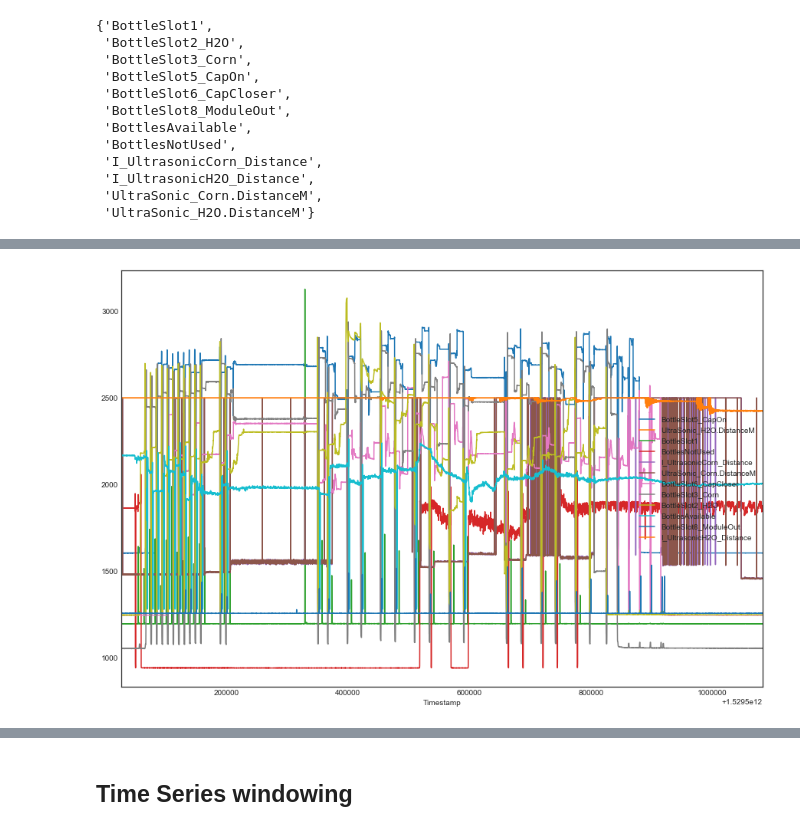
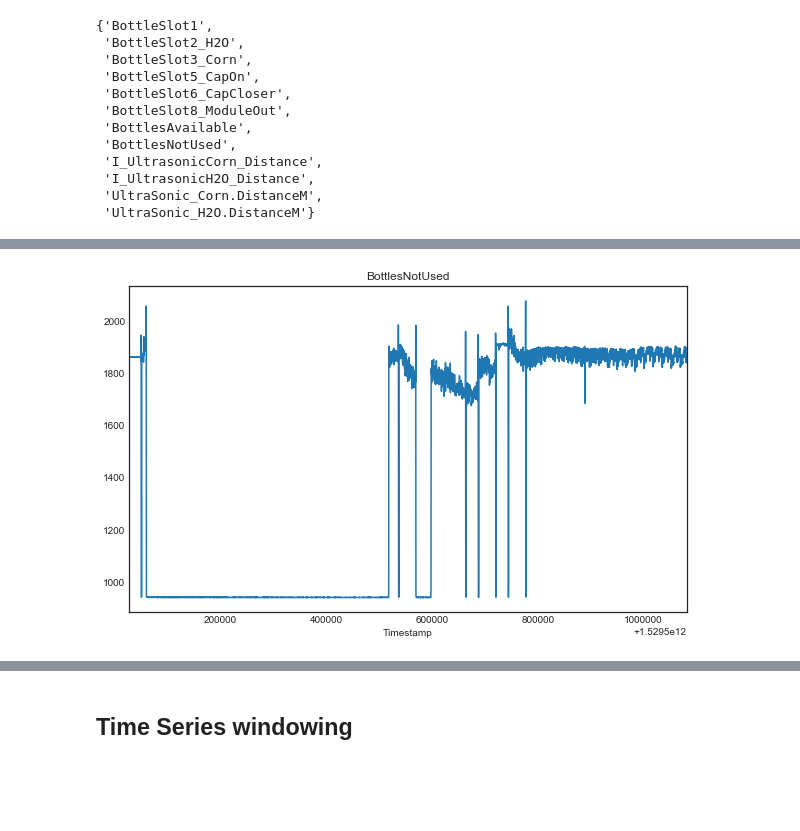
Before and after one commit to lisaong/diec, a Jupyter notebook: day3/Anomaly_detection_train.ipynb, the cells around one changed output, grey strips where cells are left out. Saved outputs shown, nothing was run; the diff lists cells and outputs as text; code cells hidden in the pictures; blank space fills up the shorter version.

```diff
--- a/day3/Anomaly_detection_train.ipynb
+++ b/day3/Anomaly_detection_train.ipynb
@@ -165,6 +174,10 @@ high_mean_cols
+# %%
+# pick one of the variables to do anomaly detection
+series = 'BottlesNotUsed'
 # %%
-fig, ax = plt.subplots(figsize=(15, 10))
-df1[high_mean_cols].plot(ax=ax)
+fig, ax = plt.subplots(figsize=(10, 6))
+df1[series].plot(ax=ax)
+ax.set(title=series)
 plt.show()
 # %% [output]
-[figure, old version]
+[figure, new version]
```
Also changed, not shown: parts of 15 cells of this notebook.
